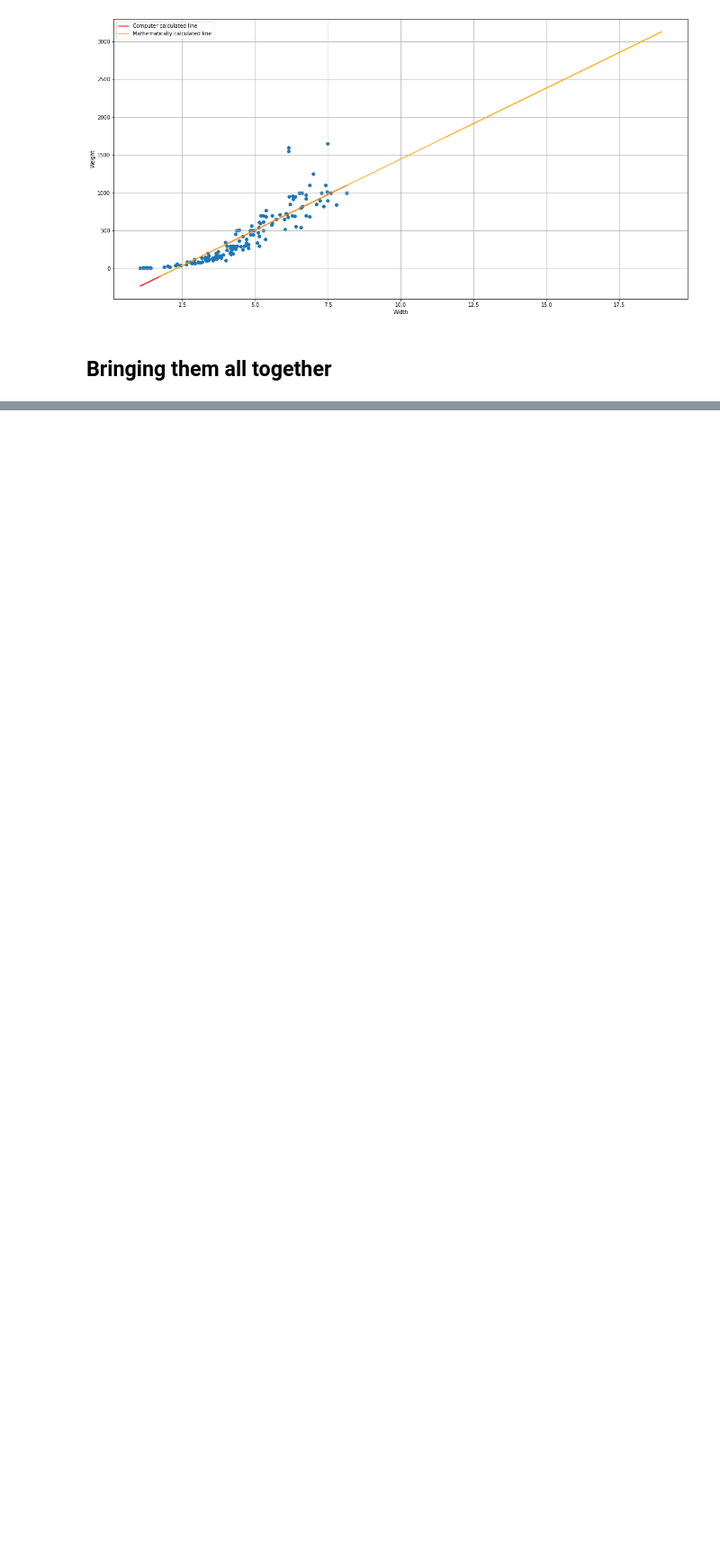
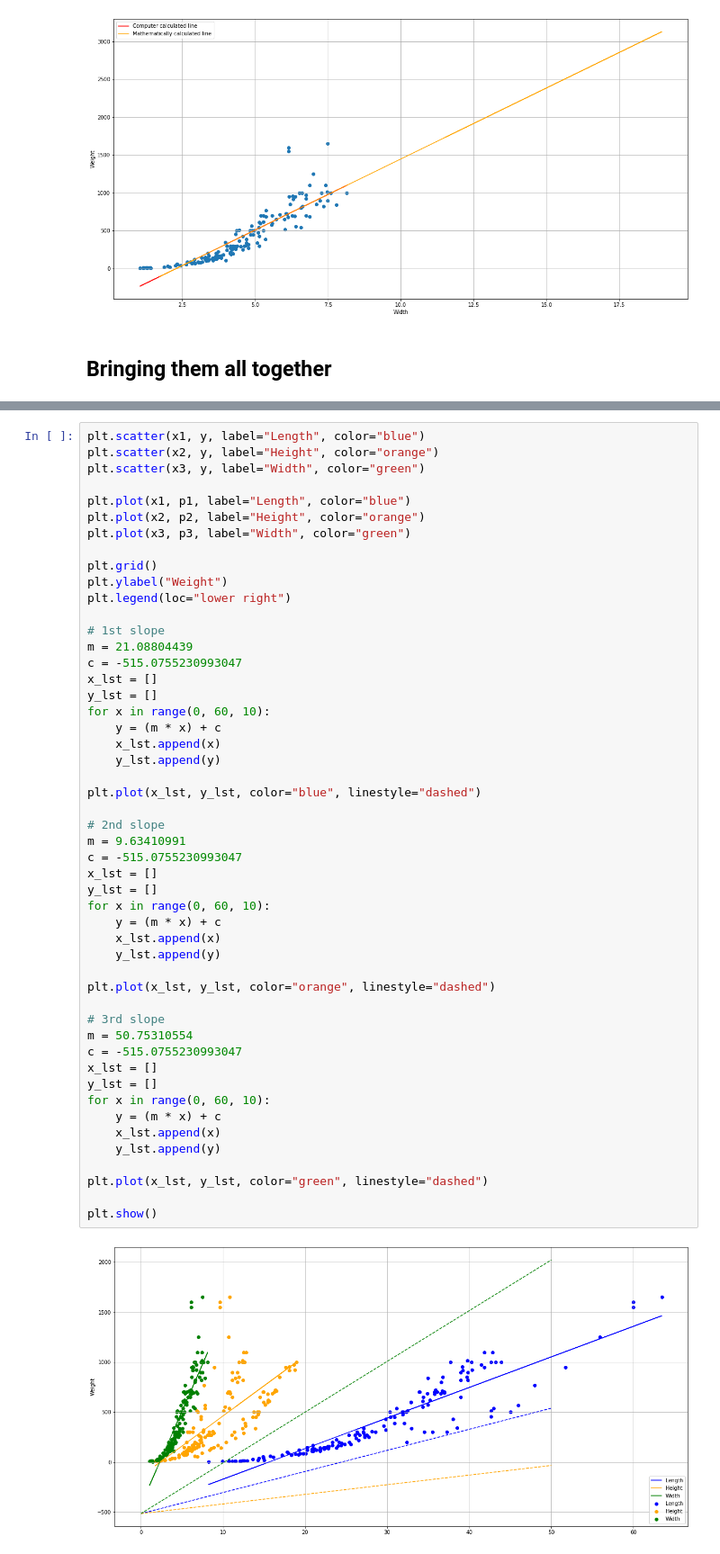
Before and after one commit to Sriram-bb63/Linear-regression, a Jupyter notebook: linear regression.ipynb, the cells around one changed output, grey strips where cells are left out. Shown: that part at 90% size. Drawn from its saved outputs; the diff is of its cells as text; blank space fills up the shorter version.

Commit message:
combine the graphs

```diff
--- a/linear regression.ipynb
+++ b/linear regression.ipynb
@@ -266,0 +269,52 @@ plt.show()
+# %%
+plt.scatter(x1, y, label="Length", color="blue")
+plt.scatter(x2, y, label="Height", color="orange")
+plt.scatter(x3, y, label="Width", color="green")
+
+plt.plot(x1, p1, label="Length", color="blue")
+plt.plot(x2, p2, label="Height", color="orange")
+plt.plot(x3, p3, label="Width", color="green")
+
+plt.grid()
+plt.ylabel("Weight")
+plt.legend(loc="lower right")
+
+# 1st slope
+m = 21.08804439
+c = -515.0755230993047
+x_lst = []
+y_lst = []
+for x in range(0, 60, 10):
+    y = (m * x) + c
+    x_lst.append(x)
+    y_lst.append(y)
+
+plt.plot(x_lst, y_lst, color="blue", linestyle="dashed")
+
+# 2nd slope
+m = 9.63410991
+c = -515.0755230993047
+x_lst = []
+y_lst = []
+for x in range(0, 60, 10):
+    y = (m * x) + c
+    x_lst.append(x)
+    y_lst.append(y)
+
+plt.plot(x_lst, y_lst, color="orange", linestyle="dashed")
+
+# 3rd slope
+m = 50.75310554
+c = -515.0755230993047
+x_lst = []
+y_lst = []
+for x in range(0, 60, 10):
+    y = (m * x) + c
+    x_lst.append(x)
+    y_lst.append(y)
+
+plt.plot(x_lst, y_lst, color="green", linestyle="dashed")
+
+plt.show()
+# %% [output]
+[figure, added]
```
Also changed, not shown: parts of 4 cells of this notebook.
